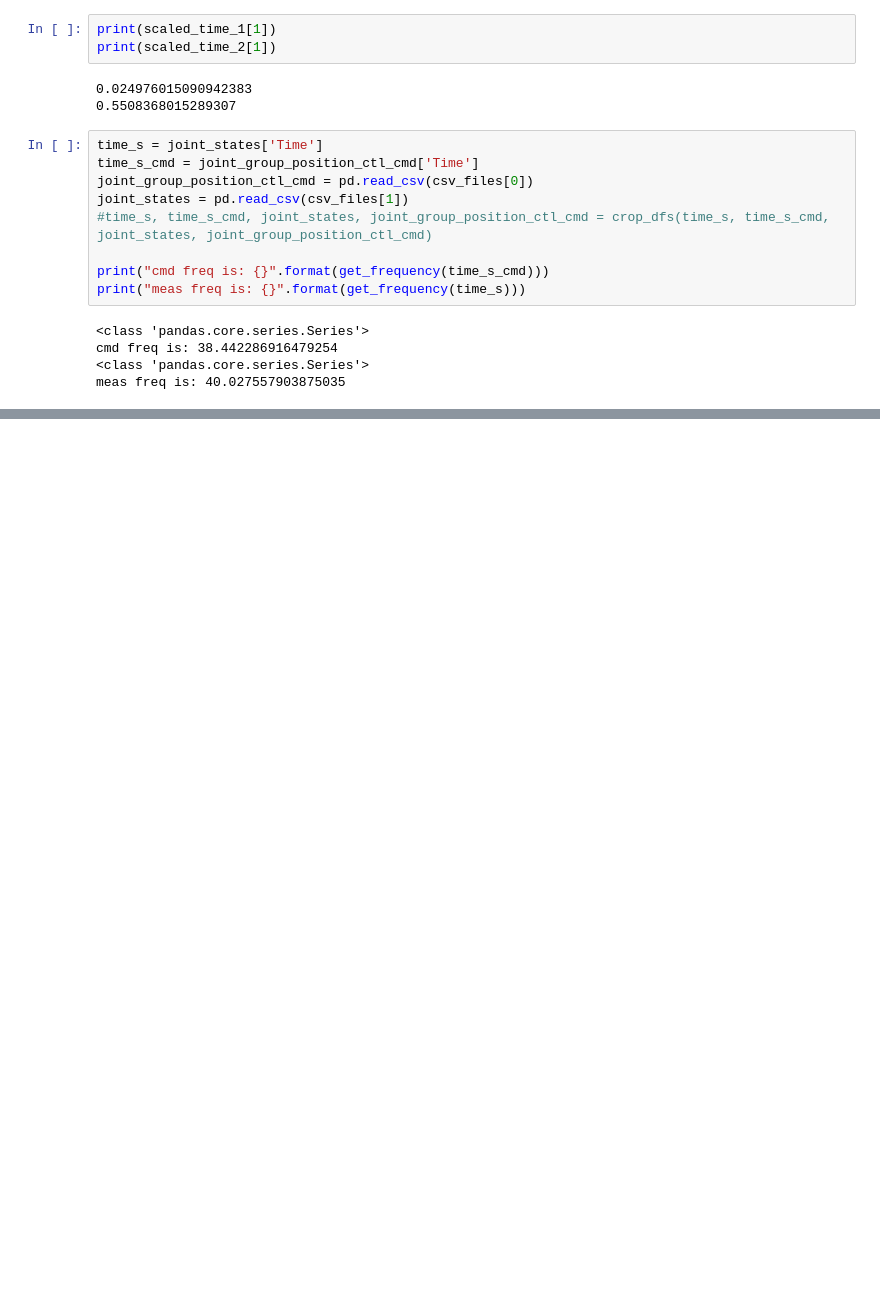
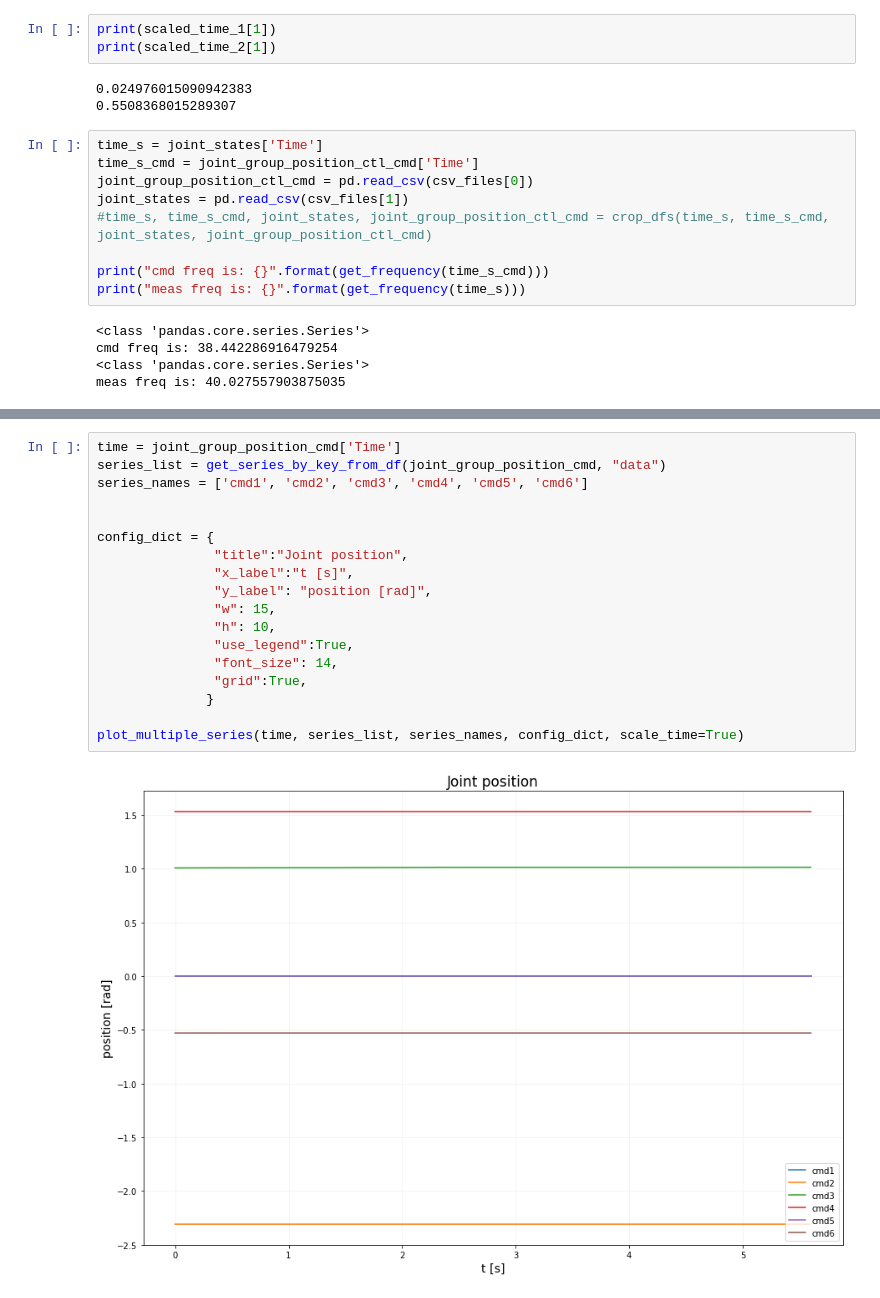
Before and after one commit to fzoric8/ros_utils, a Jupyter notebook: bags/bagging.ipynb, the cells around one changed output, grey strips where cells are left out. Cells and saved outputs as stored; diff of their text form; blank space fills up the shorter version.

```diff
--- a/bags/bagging.ipynb
+++ b/bags/bagging.ipynb
@@ -329,0 +432,20 @@ meas freq is: 40.027557903875035
+# %%
+time = joint_group_position_cmd['Time']
+series_list = get_series_by_key_from_df(joint_group_position_cmd, "data")
+series_names = ['cmd1', 'cmd2', 'cmd3', 'cmd4', 'cmd5', 'cmd6']
+
+
+config_dict = {
+               "title":"Joint position",
+               "x_label":"t [s]",
+               "y_label": "position [rad]",
+               "w": 15,
+               "h": 10,
+               "use_legend":True,
+               "font_size": 14,
+               "grid":True,
+              }
+
+plot_multiple_series(time, series_list, series_names, config_dict, scale_time=True)
+# %% [output]
+[figure, added]
```
Also changed, not shown: parts of 21 cells of this notebook, 2 other files.
